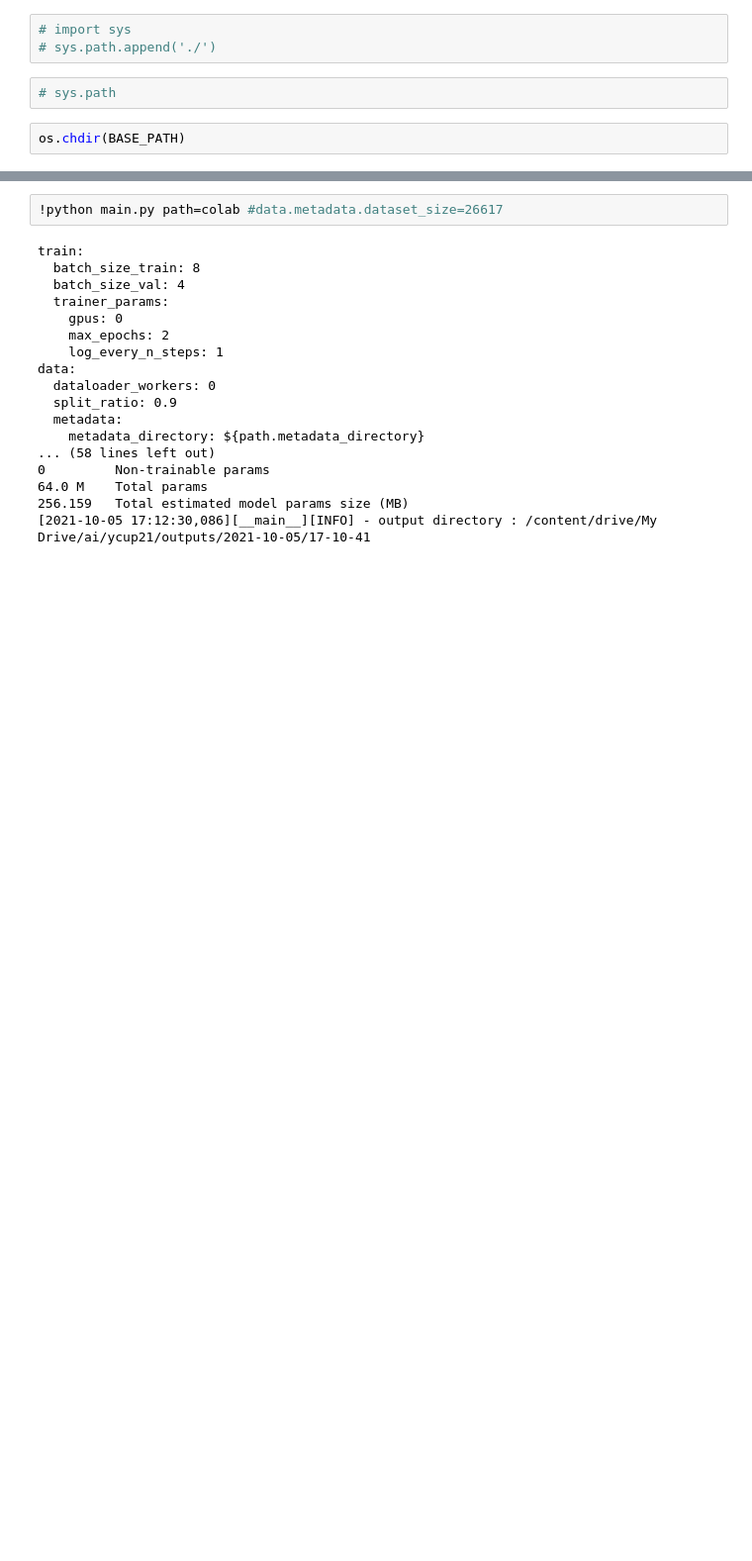
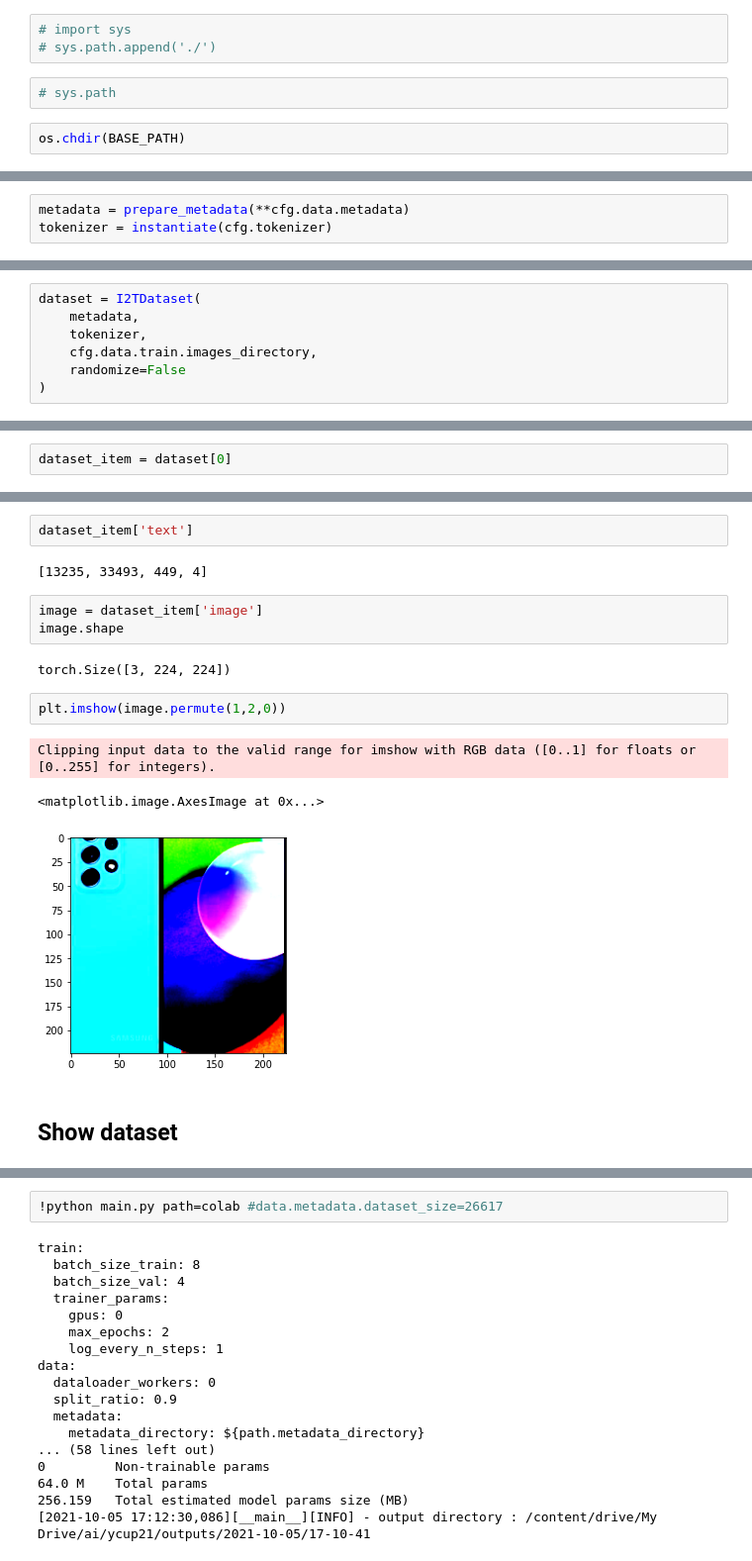
Before and after one commit to MIchaelKa/ycup21, a Jupyter notebook: notebooks/ycup21_base.ipynb, the cells around one changed output, grey strips where cells are left out. Shown at 99% size. Saved outputs shown, nothing was run; the diff lists cells and outputs as text; blank space fills up the shorter version.

Commit message:
[colab] show dataset

```diff
--- a/notebooks/ycup21_base.ipynb
+++ b/notebooks/ycup21_base.ipynb
@@ -146,0 +112,3 @@ The autoreload extension is already loaded. To reload it, use:
+# %%
+metadata = prepare_metadata(**cfg.data.metadata)
+tokenizer = instantiate(cfg.tokenizer)
@@ -146,0 +118,7 @@ The autoreload extension is already loaded. To reload it, use:
+# %%
+dataset = I2TDataset(
+    metadata,
+    tokenizer,
+    cfg.data.train.images_directory,
+    randomize=False
+)
@@ -146,0 +127,2 @@ The autoreload extension is already loaded. To reload it, use:
+# %%
+dataset_item = dataset[0]
@@ -146,0 +138,17 @@ The autoreload extension is already loaded. To reload it, use:
+# %%
+dataset_item['text']
+# %% [output]
+[13235, 33493, 449, 4]
+# %%
+image = dataset_item['image']
+image.shape
+# %% [output]
+torch.Size([3, 224, 224])
+# %%
+plt.imshow(image.permute(1,2,0))
+# %% [output]
+Clipping input data to the valid range for imshow with RGB data ([0..1] for floats or [0..255] for integers).
+<matplotlib.image.AxesImage at 0x...>
+[figure, added]
+# %% [markdown]
+## Show dataset
```
Also changed, not shown: parts of 26 cells of this notebook, 3 other files.
